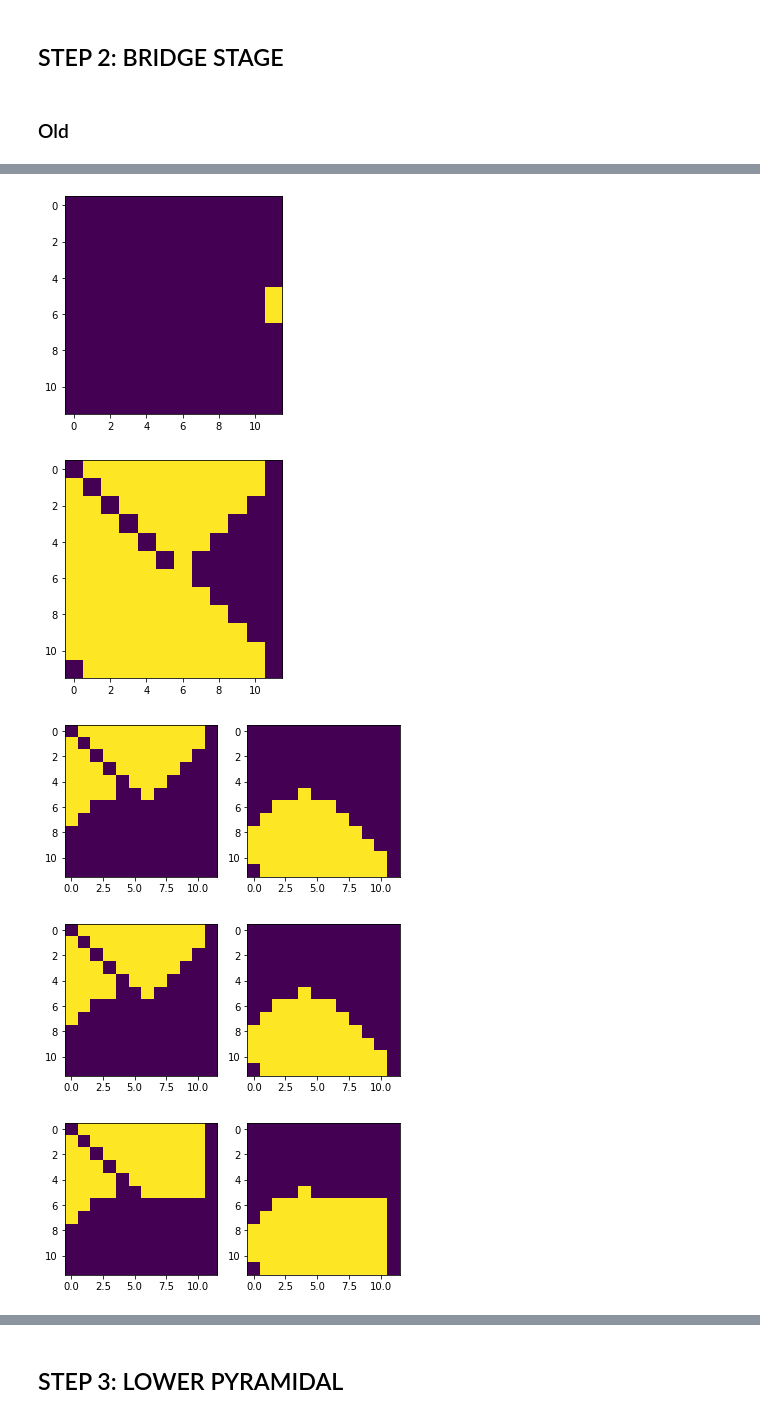
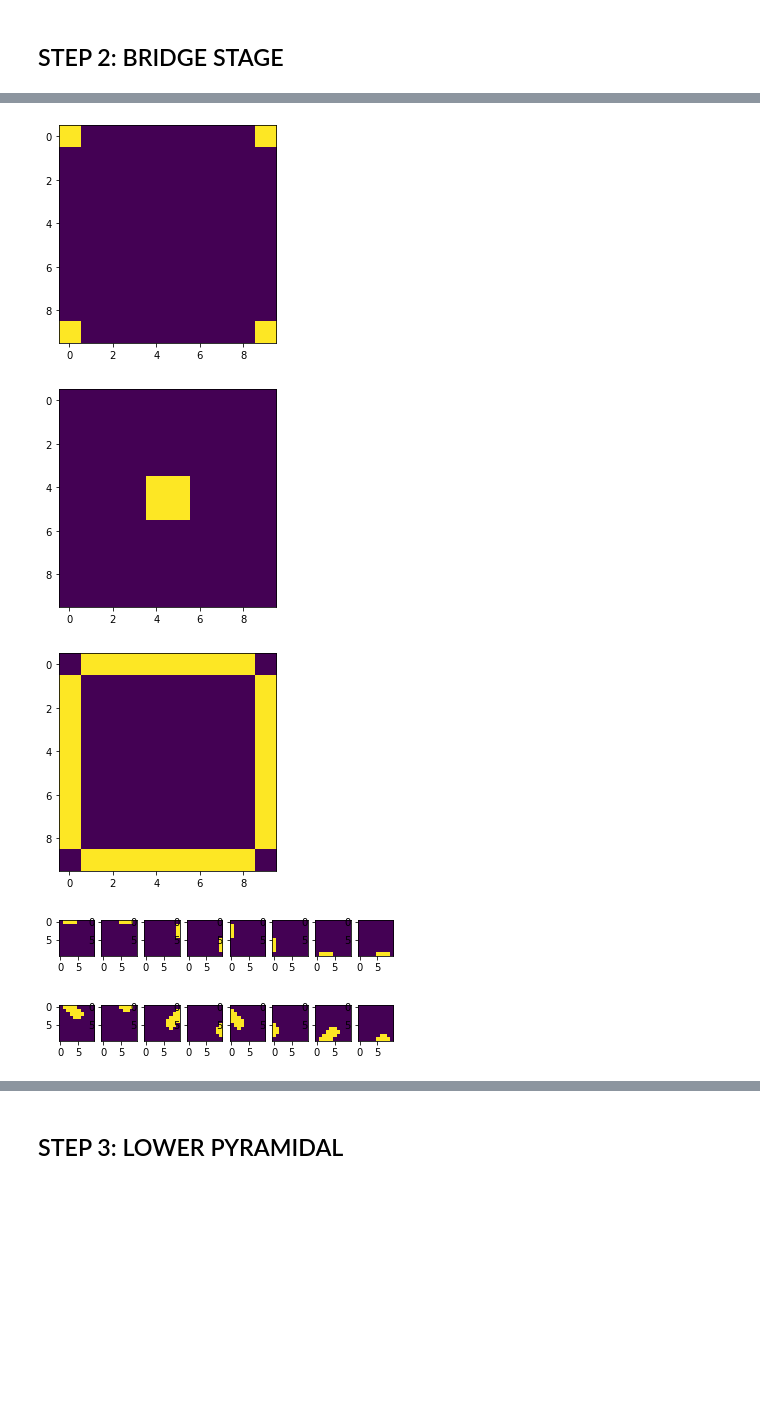
Before and after one commit to moislam1221/parallel-stencil-unstructured, a Jupyter notebook: Swept with advance clean.ipynb, the cells around one changed output, grey strips where cells are left out. Saved outputs shown, nothing was run; the diff lists cells and outputs as text; code cells hidden in the pictures; blank space fills up the shorter version.

```diff
--- a/Swept with advance clean.ipynb
+++ b/Swept with advance clean.ipynb
@@ -941,10 +981,10 @@ def lowerPyramidal(neighbors, groundLevel):
 ## INITIALIZE
 # %%
 # Initialization
-N = 12
+N = 10
 nSubdomains = 4
 periodicFlag = False
-diagonalLinksFlag = False
+diagonalLinksFlag = True
 neighbors = create2Dneighbors(N, periodic=periodicFlag, diagonalLinks=diagonalLinksFlag)
 PARALLEL_FLAG = True
 # %% [markdown]
@@ -960,15 +1000,10 @@ plotSeeds(seeds,N)
 numDofs = len(neighbors)
 groundLevel = zeros(numDofs)
 iIter, territories, stopper, _ = advance(seeds, 0, groundLevel)
-# plotTerritoriesAll(territories, N)
+
 # Use pyMETIS to ensure all dofs have an associated subdomain
-
 neighborsDummy = create2Dneighbors(N, periodic=periodicFlag, diagonalLinks=diagonalLinksFlag)
 territorySetUpperPyramidal = createSubdomainsWithMETIS(neighborsDummy, seeds, territories)
-#plotTerritoriesAllSet(territorySetUpperPyramidal, N)
-#plotTerritoriesSet(territorySetUpperPyramidal, N)
-# territorySetUpperPyramidalExpanded = expandTerritorySet(territorySetUpperPyramidal, neighbors)
-# plotTerritoriesSet(territorySetUpperPyramidalExpanded, N)
 
 # Obtain the seed dofs for each subdomain
 seeds = upperPyramidal(territorySetUpperPyramidal, neighbors)
@@ -983,8 +1018,15 @@ else:
     iIter, territories, stopper, fronts = advance(seeds, 0, groundLevel)
     groundLevel = frontsToGroundLevel(fronts)
 
-# Plot Ground Level
+# Plot Ground Level and new seeds
 plotGroundLevel(groundLevel, N)
+plotSeeds(seeds, N)
+
+# Print out information pertaining to the upper pyramidal step
+numSubdomainsUpperPyramidal = len(territorySetUpperPyramidal)
+print("There are " + str(numSubdomainsUpperPyramidal) + " subdomains/processors/GPU blocks in this step")
+for i in range(numSubdomainsUpperPyramidal):
+    print("Subdomain " + str(i) + "- DOFs are: " + str(territorySetUpperPyramidal[i]))
 # %% [output]
 1
 2
@@ -1008,7 +1043,5 @@ defaultdict(<class 'list'>, {132: 5, 133: 4, 134: 3, 135: 2, 136: 1, 137: 0, 72:
 # %% [markdown]
 ## STEP 2: BRIDGE STAGE
-# %% [markdown]
-### Old
 # %%
 def advanceKeepGoing(seeds, nIters, groundLevel):
     fronts = [{1:set(s)} for s in seeds]
@@ -1040,6 +1073,7 @@ dualSeeds = findDualSeeds(groundLevel, territorySetUpperPyramidal, neighbors)
 dualSeeds = removeCloseSeeds(dualSeeds, iIter+1, groundLevel, neighbors)
 
 # Plot the seeds
+plotSeeds(seeds, N)
 plotSeeds(dualSeeds, N)
 
 # Obtain the filament regions
@@ -1048,25 +1082,29 @@ filament = filamentRemoveSeeds(filament, seeds)
 plotTerritoriesSet([filament], N)
 
 # Use METIS to cut the filament region into different pieces
-nparts = 2
+nparts = 8
 filamentConnectivity = filamentConnectivityConstructor(filament, neighbors, groundLevel)
 map, reverseMap = filamentMappingforMETIS(filament)
 filamentMapped, filamentConnectivityMapped = constructMappedFilamentAndConnectivity(filament, filamentConnectivity, map)
 xadj1, adjncy1, eweights1 = constructMETISDataStructures(filamentMapped, filamentConnectivityMapped)
+print(xadj1)
+print(len(xadj1))
+print(adjncy1)
+print(len(adjncy1))
+print(eweights1)
+print(len(eweights1))
+# createMETISGraphFile(xadj1, adjncy1, eweights1)
 n_cuts, membership = pymetis.part_graph(nparts, xadj=xadj1, adjncy=adjncy1, eweights=eweights1)
 bridges = membershipToBridges(nparts, membership, reverseMap)
 plotBridges(bridges, N)
-
 
 # Preprocessing
 bridgeSeeds = bridges
 iIter = int(max(groundLevel)) - int(min(groundLevel))
 _, territories, _ = advanceKeepGoing(bridgeSeeds, iIter, groundLevel)
 territorySetBridge = territorySetCreator(territories)
-plotTerritoriesSet(bridgeSeeds, N)
+territorySetBridgeExpanded = expandTerritorySet(territorySetBridge, neighbors)
 plotTerritoriesSet(territorySetBridge, N)
-plotTerritoriesAllSet(territorySetBridge, N)
-territorySetBridgeExpanded = expandTerritorySet(territorySetBridge, neighbors)
 
 # Advance
 if PARALLEL_FLAG == True:
@@ -1080,6 +1118,12 @@ else:
     groundLevelB = frontsToGroundLevel(fronts)
 
 # Plot Ground Level
-plotGroundLevel(groundLevel, N)
 plotGroundLevel(groundLevelB, N)
+
+# Print out information pertaining to the bridge step
+numSubdomainsBridge = len(territorySetBridge)
+print("There are " + str(numSubdomainsBridge) + " subdomains/processors/GPU blocks in this step")
+for i in range(numSubdomainsBridge):
+    print("Subdomain " + str(i) + "- DOFs are: " + str(territorySetBridgeExpanded[i]))
+    print("                       only the following DOFs are updated: " + str(territorySetBridge[i]))
 # %% [output]
@@ -1087,5 +1147,5 @@ plotGroundLevel(groundLevelB, N)
-[figure, old version]
+[figure, new version]
-[figure, old version]
+[figure, new version]
-[figure, old version]
+[figure, new version]
-[figure, old version]
+[figure, new version]
-[figure, old version]
+[figure, new version]
```
Also changed, not shown: parts of 20 cells of this notebook.
